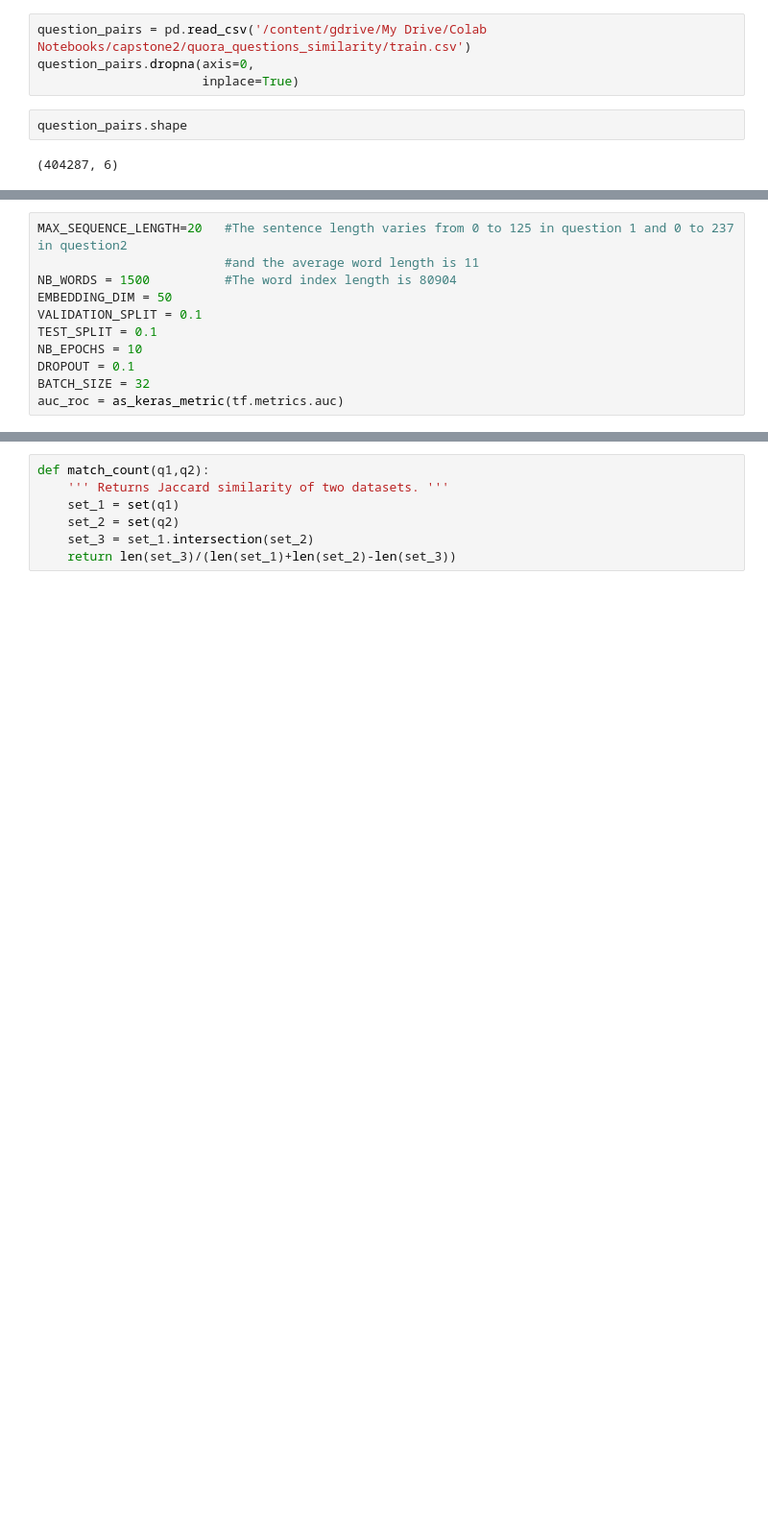
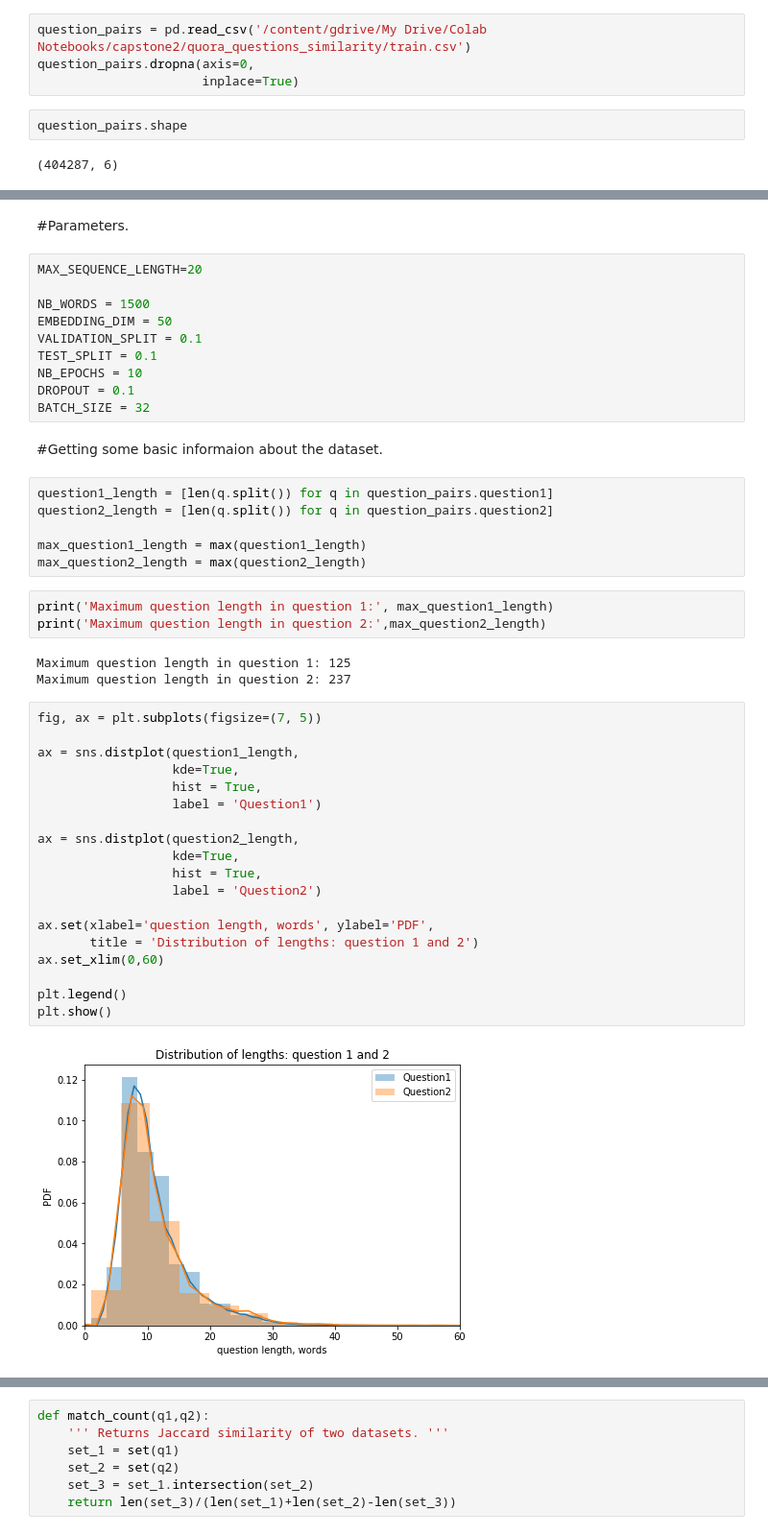
Before and after one commit to klekomtsev/text_classification_and_similarity, a Jupyter notebook: quora_questions_similarity/quora_questions_similarity.ipynb, the cells around one changed output, grey strips where cells are left out. Shown at 96% size. Cells and saved outputs as stored; diff of their text form; blank space fills up the shorter version.

```diff
--- a/quora_questions_similarity/quora_questions_similarity.ipynb
+++ b/quora_questions_similarity/quora_questions_similarity.ipynb
@@ -66,11 +82,47 @@ def as_keras_metric(method):
+# %% [markdown]
+#Parameters.
 # %%
-MAX_SEQUENCE_LENGTH=20   #The sentence length varies from 0 to 125 in question 1 and 0 to 237 in question2
-                         #and the average word length is 11
-NB_WORDS = 1500          #The word index length is 80904
+MAX_SEQUENCE_LENGTH=20
+
+NB_WORDS = 1500
 EMBEDDING_DIM = 50
 VALIDATION_SPLIT = 0.1
 TEST_SPLIT = 0.1
 NB_EPOCHS = 10
 DROPOUT = 0.1
 BATCH_SIZE = 32
-auc_roc = as_keras_metric(tf.metrics.auc)
+# %% [markdown]
+#Getting some basic informaion about the dataset.
+# %%
+question1_length = [len(q.split()) for q in question_pairs.question1]
+question2_length = [len(q.split()) for q in question_pairs.question2]
+
+max_question1_length = max(question1_length)
+max_question2_length = max(question2_length)
+# %%
+print('Maximum question length in question 1:', max_question1_length)
+print('Maximum question length in question 2:',max_question2_length)
+# %% [output]
+Maximum question length in question 1: 125
+Maximum question length in question 2: 237
+# %%
+fig, ax = plt.subplots(figsize=(7, 5))
+
+ax = sns.distplot(question1_length,
+                  kde=True,
+                  hist = True,
+                  label = 'Question1')
+
+ax = sns.distplot(question2_length,
+                  kde=True,
+                  hist = True,
+                  label = 'Question2')
+
+ax.set(xlabel='question length, words', ylabel='PDF',
+       title = 'Distribution of lengths: question 1 and 2')
+ax.set_xlim(0,60)
+
+plt.legend()
+plt.show()
+# %% [output]
+[figure, added]
```
Also changed, not shown: parts of 26 cells of this notebook.
